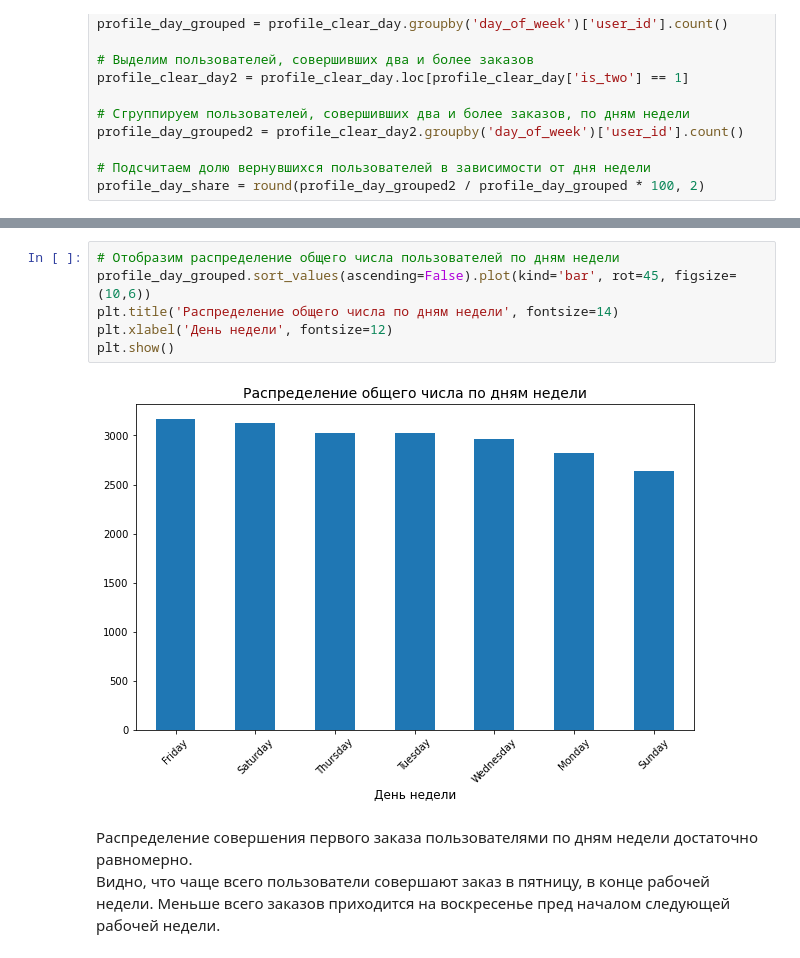
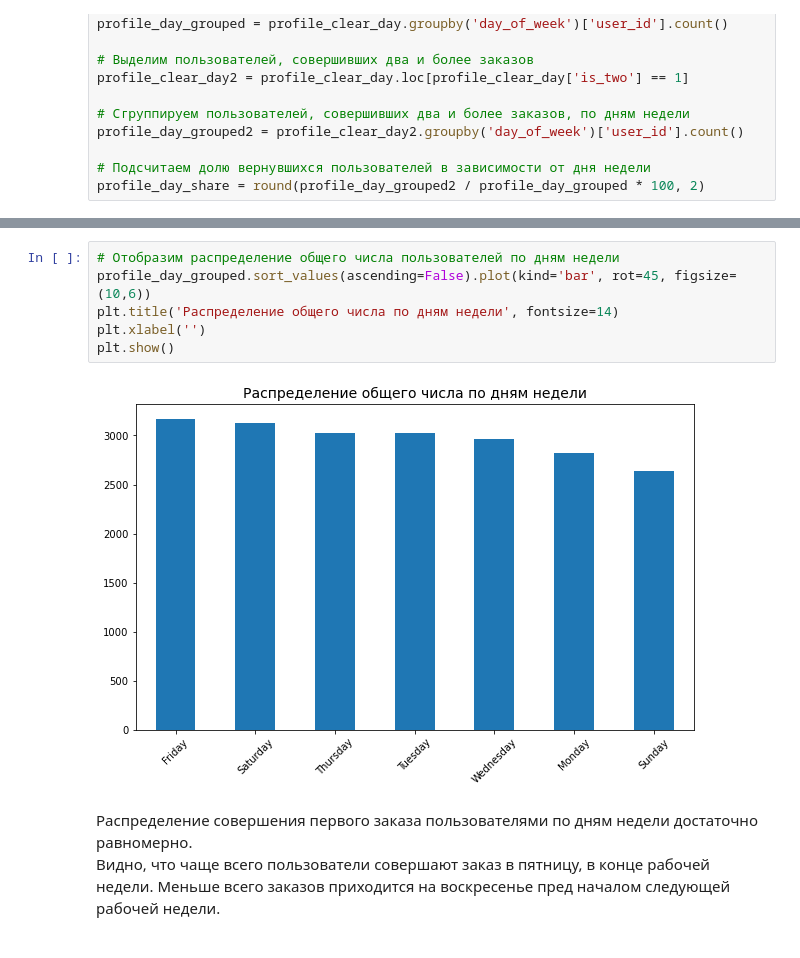
Before and after one commit to civilianvillain17-cmyk/yandex_afisha, a Jupyter notebook: yandex_afisha.ipynb, the cells around one changed output, grey strips where cells are left out. Cells and saved outputs as stored; diff of their text form.

```diff
--- a/yandex_afisha.ipynb
+++ b/yandex_afisha.ipynb
@@ -1400,11 +1380,11 @@ Name: user_id, dtype: float64
 # %%
 # Отобразим распределение общего числа пользователей по дням недели
 profile_day_grouped.sort_values(ascending=False).plot(kind='bar', rot=45, figsize=(10,6))
 plt.title('Распределение общего числа по дням недели', fontsize=14)
-plt.xlabel('День недели', fontsize=12)
+plt.xlabel('')
 plt.show()
 # %% [output]
-[figure, old version]
+[figure, new version]
 # %% [markdown]
 Распределение совершения первого заказа пользователями по дням недели достаточно равномерно.
 Видно, что чаще всего пользователи совершают заказ в пятницу, в конце рабочей недели. Меньше всего заказов приходится на воскресенье пред началом следующей рабочей недели.
```
Also changed, not shown: parts of 21 cells of this notebook, 1 other file.
